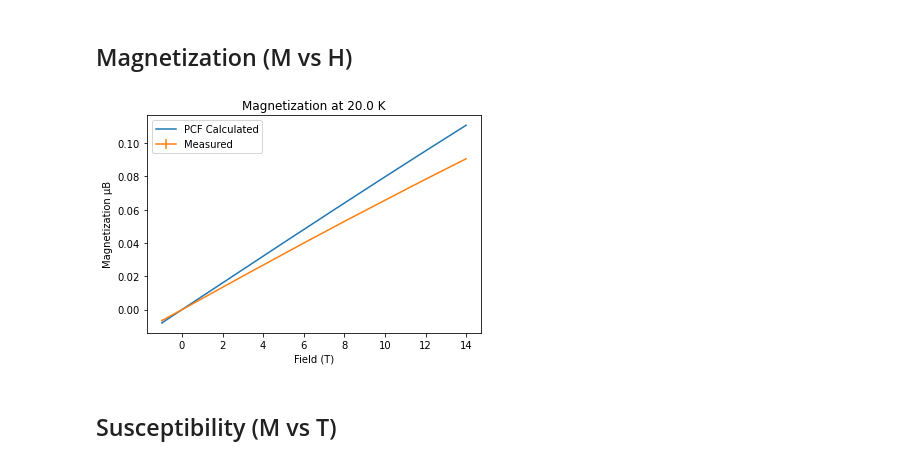
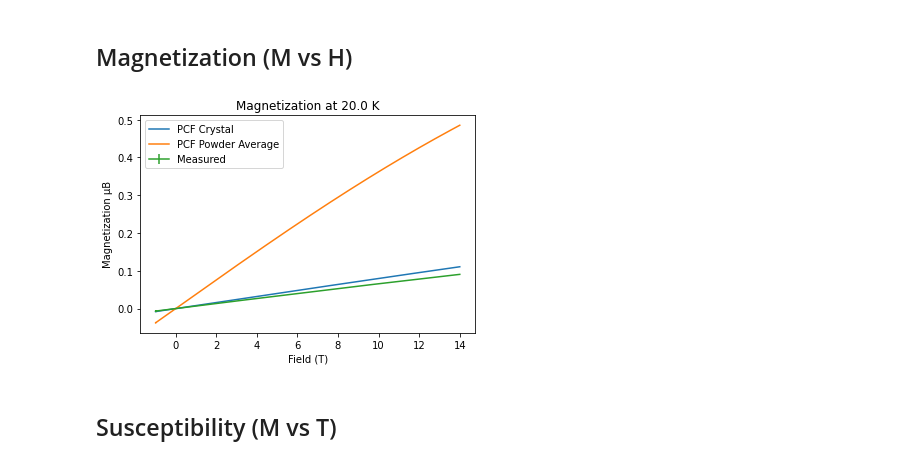
Before and after one commit to JensenKaplan/ActiveResearch, a Jupyter notebook: CrystalField/CrystalField.ipynb, the cells around one changed output. Drawn from its saved outputs; the diff is of its cells as text; code cells hidden in the pictures.

Commit message:
Added powder averaging for magnetization

```diff
--- a/CrystalField/CrystalField.ipynb
+++ b/CrystalField/CrystalField.ipynb
@@ -250,39 +250,44 @@ for i in os.listdir(MHDir):
 MHdata = {}
 # plt.figure()
 for i in runs:
     M, H, Err,  mass, T = getData(i,MHDir,who = who, dataType = 'MH')
     M = normalize(M,mass,molweight, 'spin')
     Err = normalize(Err,mass,molweight, 'spin')
     MHdata[T] = [M,H,Err,mass,i]
     # plt.errorbar(H,M, yerr = Err, label = name)
 
 T = '20K'
 Temp = getTemp(MHdata[T][-1], who = who)
 M, H, Err, mass, filename = MHdata[T]
 M = emuToBohr2(M)
 Err = emuToBohr2(Err)
 H = oeToTesla(H)
 
 #Generate a magnetization curve for comparing results to experiment
 magCalc = []
+magCalcPowder  = []
 for i in H:
-	if LS_on:
-		magCalc.append(Pr.magnetization( Temp = Temp, Field = [0, 0, i])[2])
-	else:
-		magCalc.append(Pr.magnetization( Temp = Temp, Field = [0, 0, i], ion = ion)[2])
+    if LS_on:
+        magCalc.append(Pr.magnetization( Temp = Temp, Field = [0, 0, i])[2])
+        magCalcPowder.append((Pr.magnetization(Temp = Temp, Field = [i, 0, 0])[0] + Pr.magnetization(Temp = Temp, Field = [0, i, 0])[1] + Pr.magnetization(Temp = Temp, Field = [0, 0, i])[2])/3)
+
+    else:
+        magCalc.append(Pr.magnetization( Temp = Temp, Field = [0, 0, i], ion = ion)[2])
+        magCalcPowder.append((Pr.magnetization(Temp = Temp, Field = [i, 0, 0], ion = ion)[0] + Pr.magnetization(Temp = Temp, Field = [0, i, 0], ion = ion)[1] + Pr.magnetization(Temp = Temp, Field = [0, 0, i], ion = ion)[2])/3)
 
 
 plt.figure()
-plt.plot(H,-1.*np.array(magCalc), label = 'PCF Calculated')
+plt.plot(H,-1.*np.array(magCalc), label = 'PCF Crystal')
+plt.plot(H,-1.*np.array(magCalcPowder), label = 'PCF Powder Average')
 plt.errorbar(H,M, yerr = Err, label = 'Measured')
 plt.xlabel('Field (T)')
 plt.ylabel('Magnetization \N{GREEK SMALL LETTER MU}B')
 plt.title('Magnetization at {} K'.format(Temp))
 plt.legend()
 plt.show()
 #####################################################################################################################################################################
 # %% [output]
-[figure, old version]
+[figure, new version]
 # %% [markdown]
 ## Susceptibility (M vs T)
 # %%
```
